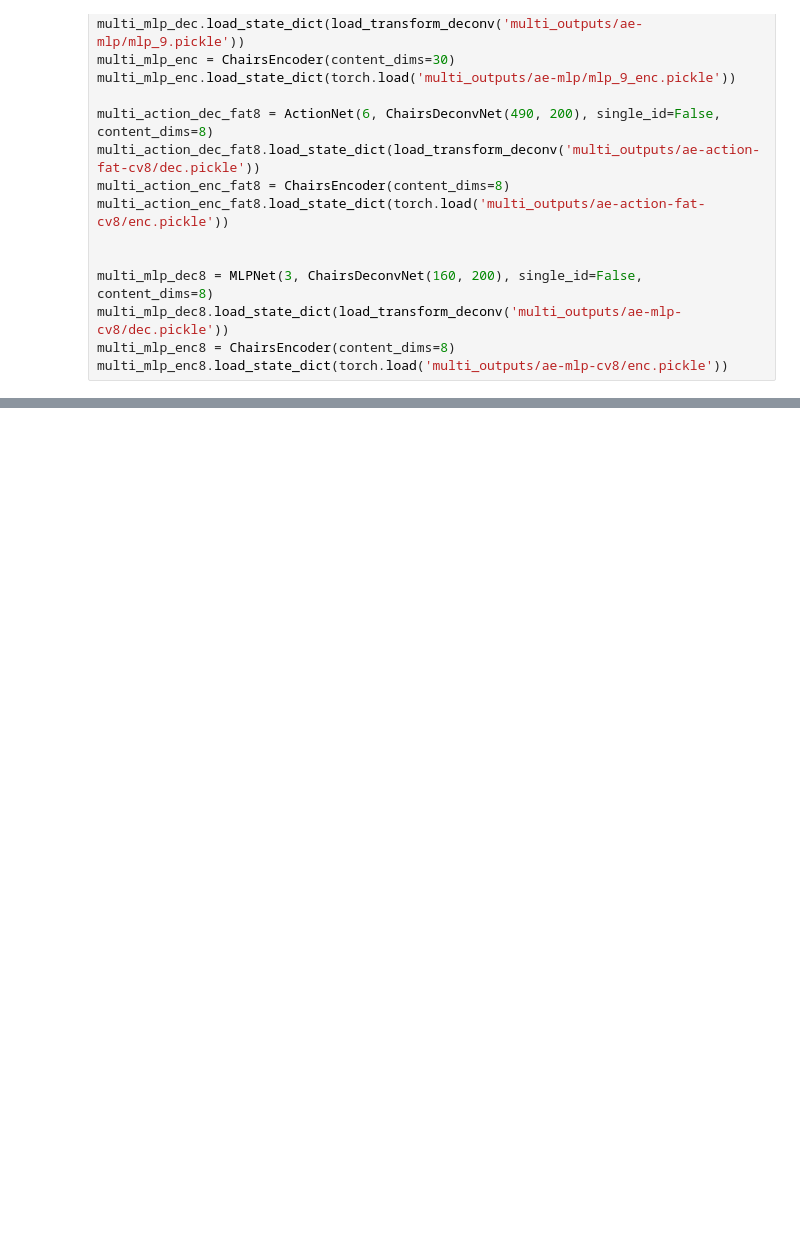
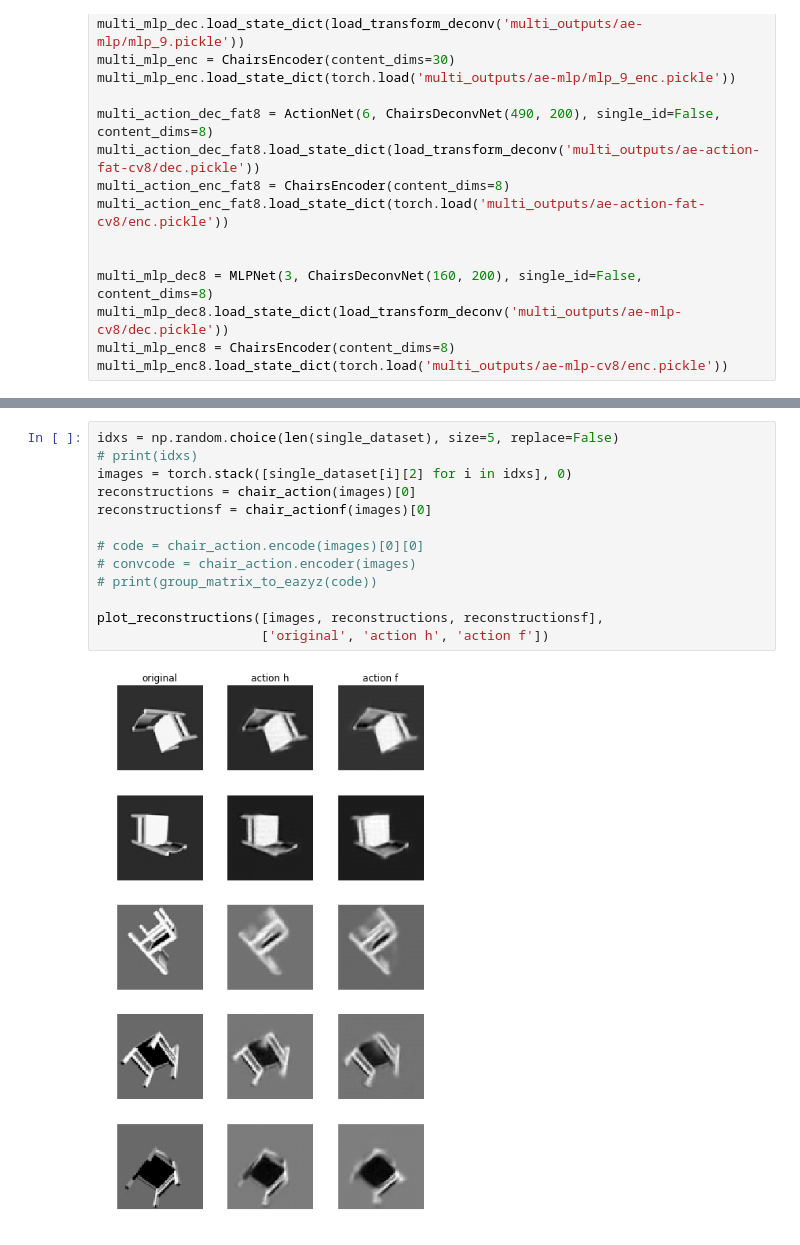
Before and after one commit to pimdh/lie-vae, a Jupyter notebook: supervised_interpolation.ipynb, the cells around one changed output, grey strips where cells are left out. Cells and saved outputs as stored; diff of their text form; blank space fills up the shorter version.

```diff
--- a/supervised_interpolation.ipynb
+++ b/supervised_interpolation.ipynb
@@ -320,0 +431,15 @@ disentangle(partial(encode_vae, hvae_mlp), partial(decode_vae, hvae_mlp), img[0]
+# %%
+idxs = np.random.choice(len(single_dataset), size=5, replace=False)
+# print(idxs)
+images = torch.stack([single_dataset[i][2] for i in idxs], 0)
+reconstructions = chair_action(images)[0]
+reconstructionsf = chair_actionf(images)[0]
+
+# code = chair_action.encode(images)[0][0]
+# convcode = chair_action.encoder(images)
+# print(group_matrix_to_eazyz(code))
+
+plot_reconstructions([images, reconstructions, reconstructionsf],
+                     ['original', 'action h', 'action f'])
+# %% [output]
+[figure, added]
```
Also changed, not shown: parts of 17 cells of this notebook, 3 other files.
